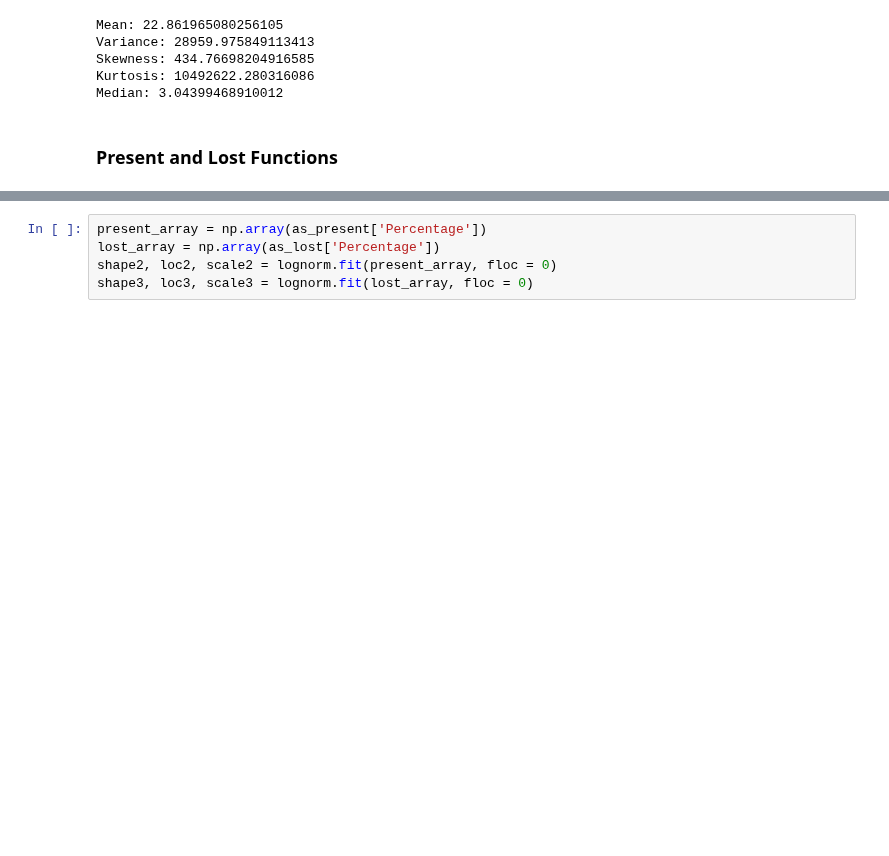
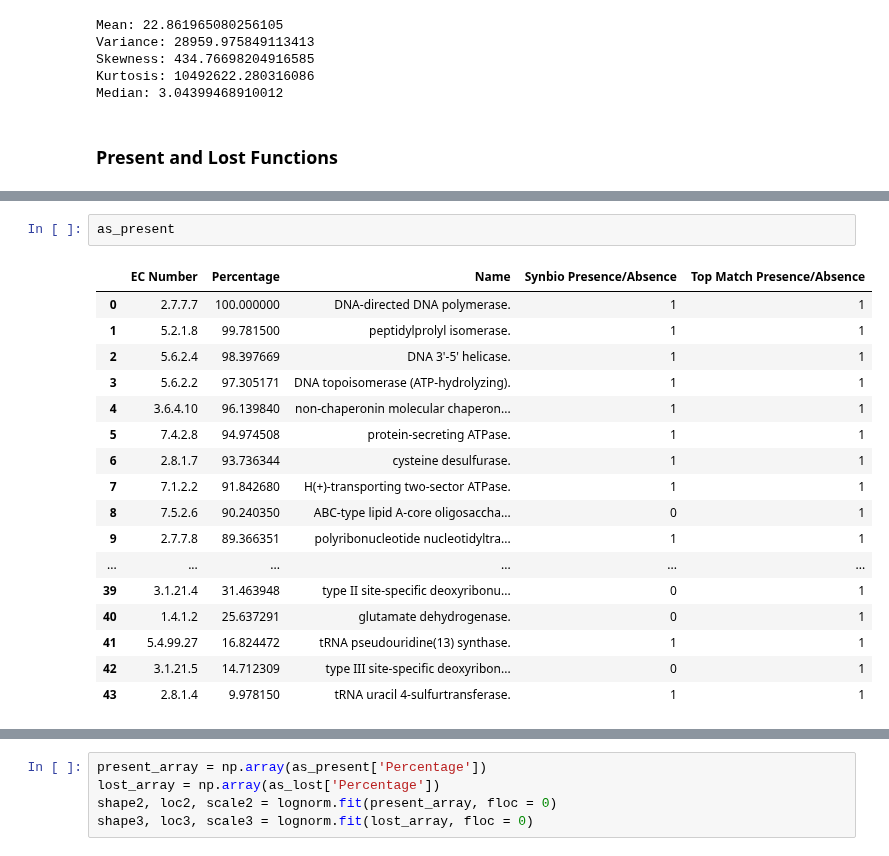
Before and after one commit to jtdocter27/EcoDr, a Jupyter notebook: EnCen/Figures for paper/as_specic_figures.ipynb, the cells around one changed output, grey strips where cells are left out. Cells and saved outputs as stored; diff of their text form; blank space fills up the shorter version.

```diff
--- a/EnCen/Figures for paper/as_specic_figures.ipynb
+++ b/EnCen/Figures for paper/as_specic_figures.ipynb
@@ -95,0 +123,20 @@ Text(0, 0.5, 'Bin Percentage')
+# %%
+as_present
+# %% [output]
+|  | EC Number | Percentage | Name | Synbio Presence/Absence | Top Match Presence/Absence |
+| 0 | 2.7.7.7 | 100.000000 | DNA-directed DNA polymerase. | 1 | 1 |
+| 1 | 5.2.1.8 | 99.781500 | peptidylprolyl isomerase. | 1 | 1 |
+| 2 | 5.6.2.4 | 98.397669 | DNA 3'-5' helicase. | 1 | 1 |
+| 3 | 5.6.2.2 | 97.305171 | DNA topoisomerase (ATP-hydrolyzing). | 1 | 1 |
+| 4 | 3.6.4.10 | 96.139840 | non-chaperonin molecular chaperon... | 1 | 1 |
+| 5 | 7.4.2.8 | 94.974508 | protein-secreting ATPase. | 1 | 1 |
+| 6 | 2.8.1.7 | 93.736344 | cysteine desulfurase. | 1 | 1 |
+| 7 | 7.1.2.2 | 91.842680 | H(+)-transporting two-sector ATPase. | 1 | 1 |
+| 8 | 7.5.2.6 | 90.240350 | ABC-type lipid A-core oligosaccha... | 0 | 1 |
+| 9 | 2.7.7.8 | 89.366351 | polyribonucleotide nucleotidyltra... | 1 | 1 |
+| ... | ... | ... | ... | ... | ... |
+| 39 | 3.1.21.4 | 31.463948 | type II site-specific deoxyribonu... | 0 | 1 |
+| 40 | 1.4.1.2 | 25.637291 | glutamate dehydrogenase. | 0 | 1 |
+| 41 | 5.4.99.27 | 16.824472 | tRNA pseudouridine(13) synthase. | 1 | 1 |
+| 42 | 3.1.21.5 | 14.712309 | type III site-specific deoxyribon... | 0 | 1 |
+| 43 | 2.8.1.4 | 9.978150 | tRNA uracil 4-sulfurtransferase. | 1 | 1 |
```
Also changed, not shown: parts of 4 cells of this notebook.
